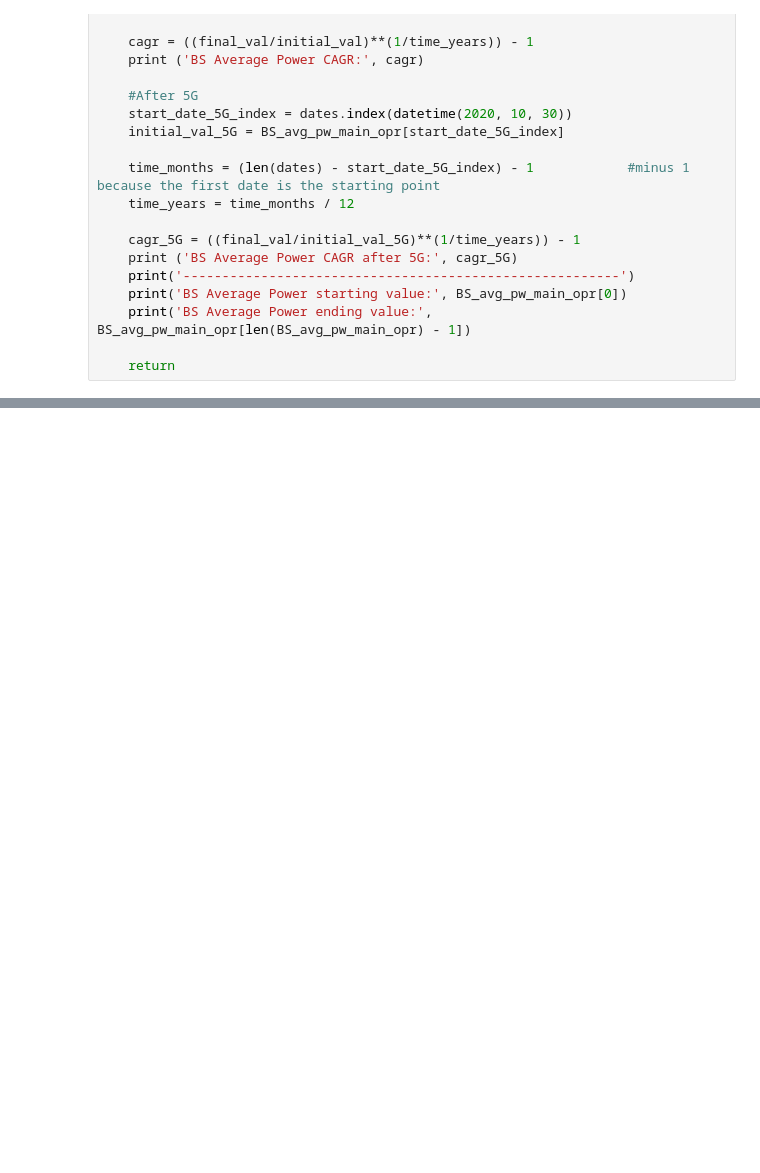
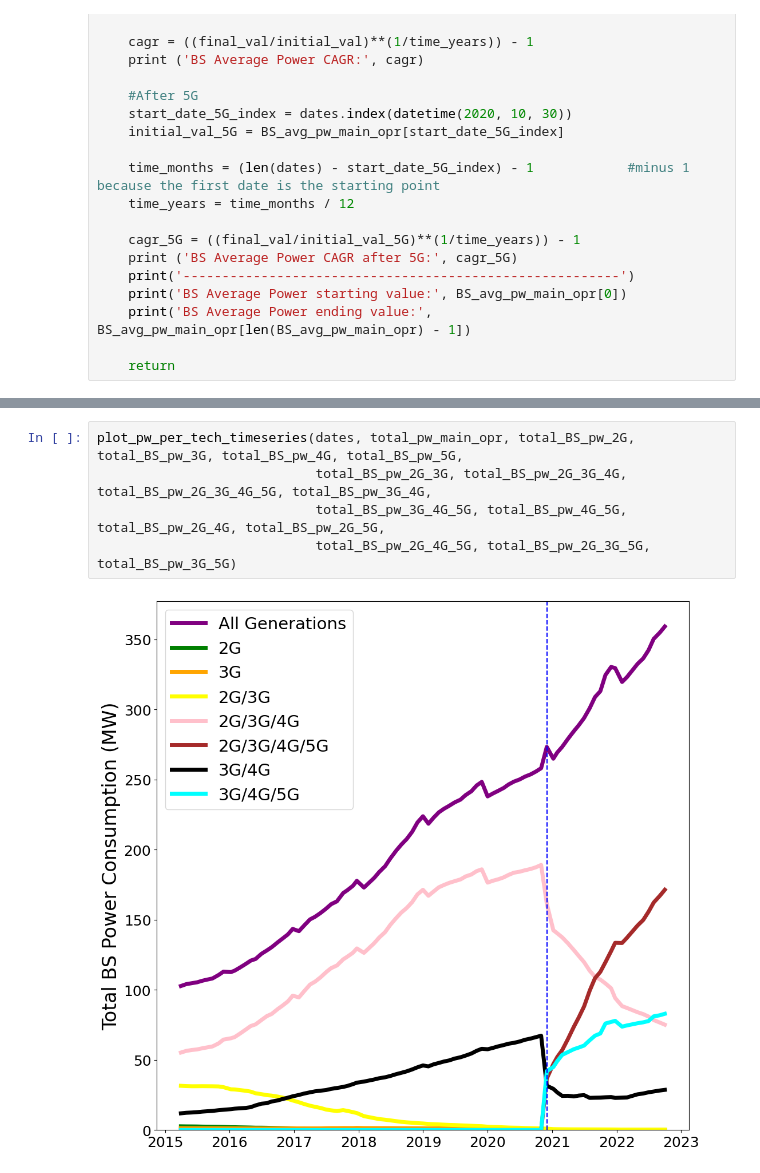
Before and after one commit to Jimmy586/Cellular_Base_Stations_Power_Consumption_Analysis, a Jupyter notebook: ANFR_Dataset_Processing_Codes.ipynb, the cells around one changed output, grey strips where cells are left out. Drawn from its saved outputs; the diff is of its cells as text; blank space fills up the shorter version.

```diff
--- a/ANFR_Dataset_Processing_Codes.ipynb
+++ b/ANFR_Dataset_Processing_Codes.ipynb
@@ -1344,0 +1354,7 @@ for file in processed_files:
+# %%
+plot_pw_per_tech_timeseries(dates, total_pw_main_opr, total_BS_pw_2G, total_BS_pw_3G, total_BS_pw_4G, total_BS_pw_5G,
+                            total_BS_pw_2G_3G, total_BS_pw_2G_3G_4G, total_BS_pw_2G_3G_4G_5G, total_BS_pw_3G_4G,
+                            total_BS_pw_3G_4G_5G, total_BS_pw_4G_5G, total_BS_pw_2G_4G, total_BS_pw_2G_5G,
+                            total_BS_pw_2G_4G_5G, total_BS_pw_2G_3G_5G, total_BS_pw_3G_5G)
+# %% [output]
+[figure, added]
```
Also changed, not shown: parts of 9 cells of this notebook, 2 other files.
